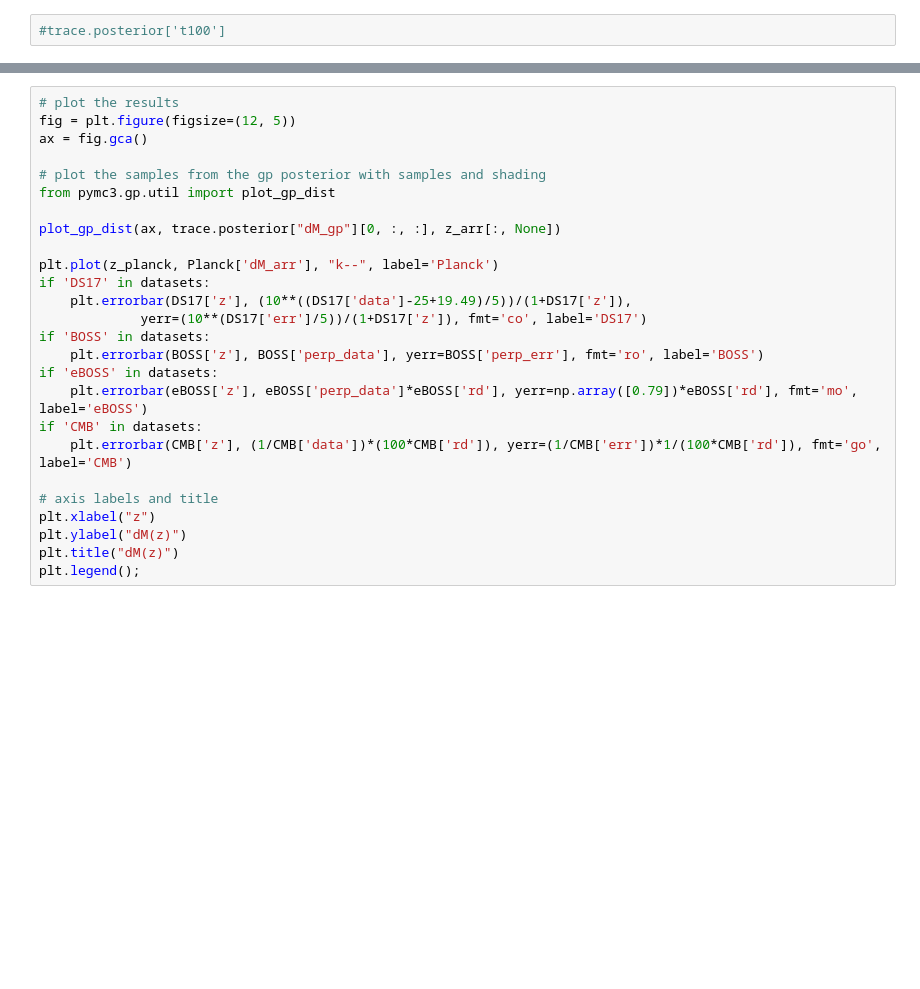
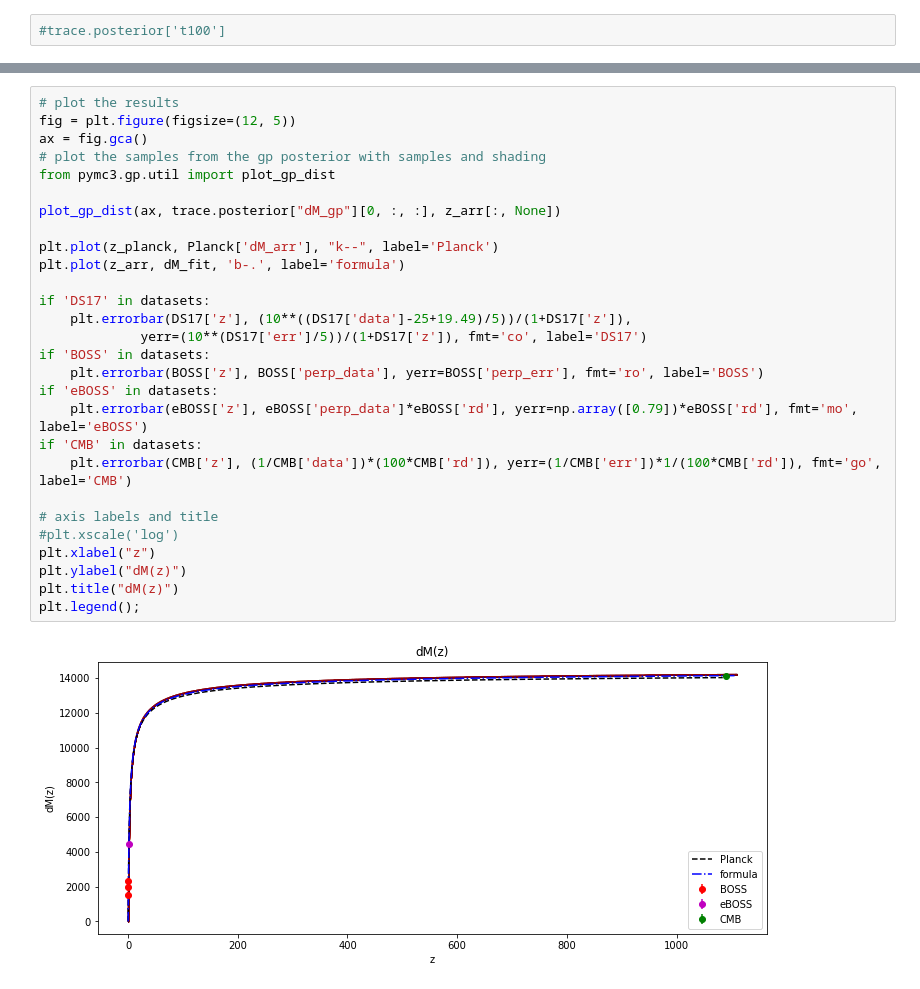
Before and after one commit to JaimeRZP/Growz, a Jupyter notebook: notebooks/GP_Masterx.ipynb, the cells around one changed output, grey strips where cells are left out. Drawn from its saved outputs; the diff is of its cells as text; blank space fills up the shorter version.

```diff
--- a/notebooks/GP_Masterx.ipynb
+++ b/notebooks/GP_Masterx.ipynb
@@ -536,29 +516,33 @@ plt.legend();
 # %%
 # plot the results
 fig = plt.figure(figsize=(12, 5))
 ax = fig.gca()
-
 # plot the samples from the gp posterior with samples and shading
 from pymc3.gp.util import plot_gp_dist
 
 plot_gp_dist(ax, trace.posterior["dM_gp"][0, :, :], z_arr[:, None])
 
 plt.plot(z_planck, Planck['dM_arr'], "k--", label='Planck')
+plt.plot(z_arr, dM_fit, 'b-.', label='formula')
+
 if 'DS17' in datasets:
     plt.errorbar(DS17['z'], (10**((DS17['data']-25+19.49)/5))/(1+DS17['z']),
              yerr=(10**(DS17['err']/5))/(1+DS17['z']), fmt='co', label='DS17')
 if 'BOSS' in datasets:
     plt.errorbar(BOSS['z'], BOSS['perp_data'], yerr=BOSS['perp_err'], fmt='ro', label='BOSS')
 if 'eBOSS' in datasets:
     plt.errorbar(eBOSS['z'], eBOSS['perp_data']*eBOSS['rd'], yerr=np.array([0.79])*eBOSS['rd'], fmt='mo', label='eBOSS')
 if 'CMB' in datasets:
     plt.errorbar(CMB['z'], (1/CMB['data'])*(100*CMB['rd']), yerr=(1/CMB['err'])*1/(100*CMB['rd']), fmt='go', label='CMB')
 
 # axis labels and title
+#plt.xscale('log')
 plt.xlabel("z")
 plt.ylabel("dM(z)")
 plt.title("dM(z)")
 plt.legend();
+# %% [output]
+[figure, added]
 # %%
 # plot the results
 fig = plt.figure(figsize=(12, 5))
```
Also changed, not shown: parts of 29 cells of this notebook, 8 other files.
